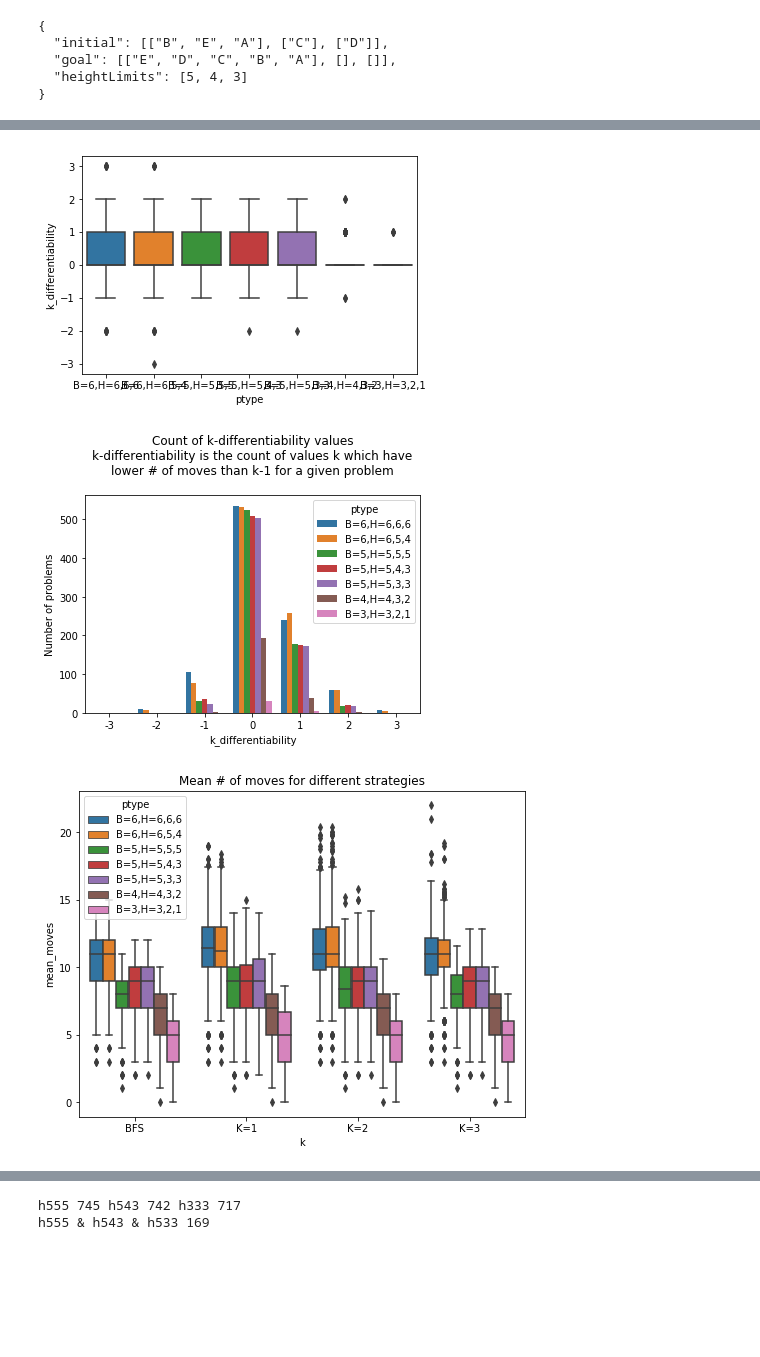
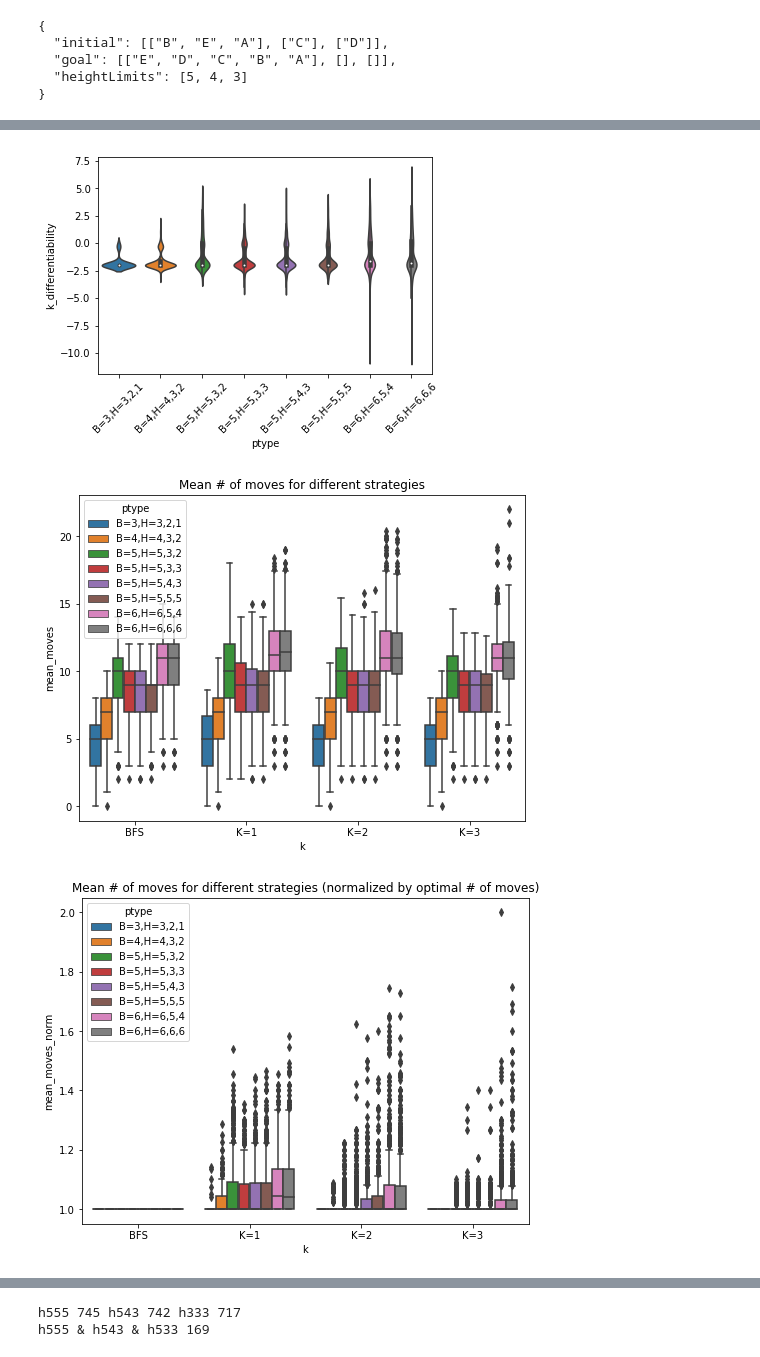
Before and after one commit to fredcallaway/multigoals, a Jupyter notebook: tol-generate-problems.ipynb, the cells around one changed output, grey strips where cells are left out. Cells and saved outputs as stored; diff of their text form; code cells hidden in the pictures; blank space fills up the shorter version.

```diff
--- a/tol-generate-problems.ipynb
+++ b/tol-generate-problems.ipynb
@@ -293,13 +293,16 @@ def _test_out_problem_type(B, heights):
 
 
 #d = {}
-#d['B=6,H=6,6,6'] = _test_out_problem_type(6, (6, 6, 6))
-#d['B=6,H=6,5,4'] = _test_out_problem_type(6, (6, 5, 4))
+d['B=6,H=6,6,6'] = _test_out_problem_type(6, (6, 6, 6))
+d['B=6,H=6,5,4'] = _test_out_problem_type(6, (6, 5, 4))
 
 d['B=5,H=5,5,5'] = _test_out_problem_type(5, (5, 5, 5))
-#d['B=5,H=5,4,3'] = _test_out_problem_type(5, (5, 4, 3))
-#d['B=5,H=5,3,3'] = _test_out_problem_type(5, (5, 3, 3))
+d['B=5,H=5,4,3'] = _test_out_problem_type(5, (5, 4, 3))
+d['B=5,H=5,3,3'] = _test_out_problem_type(5, (5, 3, 3))
+d['B=5,H=5,3,2'] = _test_out_problem_type(5, (5, 3, 2))
 
-#d['B=4,H=4,3,2'] = _test_out_problem_type(4, (4, 3, 2))
-#d['B=3,H=3,2,1'] = _test_out_problem_type(3, (3, 2, 1))
+d['B=4,H=4,4,4'] = _test_out_problem_type(4, (4, 4, 4))
+d['B=4,H=4,3,2'] = _test_out_problem_type(4, (4, 3, 2))
+d['B=3,H=3,3,3'] = _test_out_problem_type(3, (3, 3, 3))
+d['B=3,H=3,2,1'] = _test_out_problem_type(3, (3, 2, 1))
 # %% [output]
@@ -315,7 +356,7 @@ import seaborn as sns
 import pandas as pd
 
 rows = []
-for ptype, vals in d.items():
+for ptype, vals in sorted(d.items()):
     for row in vals:
         initial, len_optimal, kvals, kres = row
         rows.append(dict(
@@ -331,37 +372,42 @@ df = pd.DataFrame(rows)
 for col in ['len_optimal', 'mean_k1', 'mean_k2', 'mean_k3']:
     # So this normalized column is relative to optimal, so larger values means less optimal.
     df[col+'_norm'] = df[col] / df['len_optimal']
 
 #plt.figure()
 #sns.violinplot(x='ptype', y='len_optimal', data=df)
 
 plt.figure()
-sns.boxplot(x='ptype', y='k_differentiability', data=df)
+# HACK or boxplot instead?
+sns.violinplot(x='ptype', y='k_differentiability', data=df)
+locs, labels = plt.xticks()
+plt.setp(labels, rotation=45)
 
 for filtered_df in [df, df.loc[df.ptype.str.startswith('B=5')]]:
-
-    plt.figure()
+    '''
+    f = plt.figure()
     plt.title('Count of k-differentiability values\nk-differentiability is the count of values k which have\nlower # of moves than k-1 for a given problem\n')
     #sns.violinplot(x='ptype', y='k_differentiability', data=df)
-    sns.countplot(x='k_differentiability', hue='ptype', data=filtered_df)
+    sns.distplot('k_differentiability', hue='ptype', data=filtered_df)
+    f.get_axes()[0].set_yscale('log')
     plt.ylabel('Number of problems')
+    '''
 
     names = ['BFS', 'K=1', 'K=2', 'K=3']
 
     plt.figure(figsize=(8, 6))
     plt.title('Mean # of moves for different strategies')
     kcols = ['len_optimal', 'mean_k1', 'mean_k2', 'mean_k3']
     reshaped_df = filtered_df[['ptype']+kcols].melt(id_vars=['ptype'], var_name='k', value_name='mean_moves')
     reshaped_df['k'] = reshaped_df['k'].apply(lambda col: names[kcols.index(col)])
     sns.boxplot(x='k', y='mean_moves', hue='ptype', data=reshaped_df)
 
     plt.figure(figsize=(8, 6))
     plt.title('Mean # of moves for different strategies (normalized by optimal # of moves)')
     kcols = ['len_optimal_norm', 'mean_k1_norm', 'mean_k2_norm', 'mean_k3_norm']
     reshaped_df = filtered_df[['ptype']+kcols].melt(id_vars=['ptype'], var_name='k', value_name='mean_moves_norm')
     reshaped_df['k'] = reshaped_df['k'].apply(lambda col: names[kcols.index(col)])
     sns.boxplot(x='k', y='mean_moves_norm', hue='ptype', data=reshaped_df)
 # %% [output]
-[figure, old version]
+[figure, new version]
-[figure, old version]
+[figure, new version]
-[figure, old version]
+[figure, new version]
```
Also changed, not shown: parts of 4 cells of this notebook, 2 other files.
